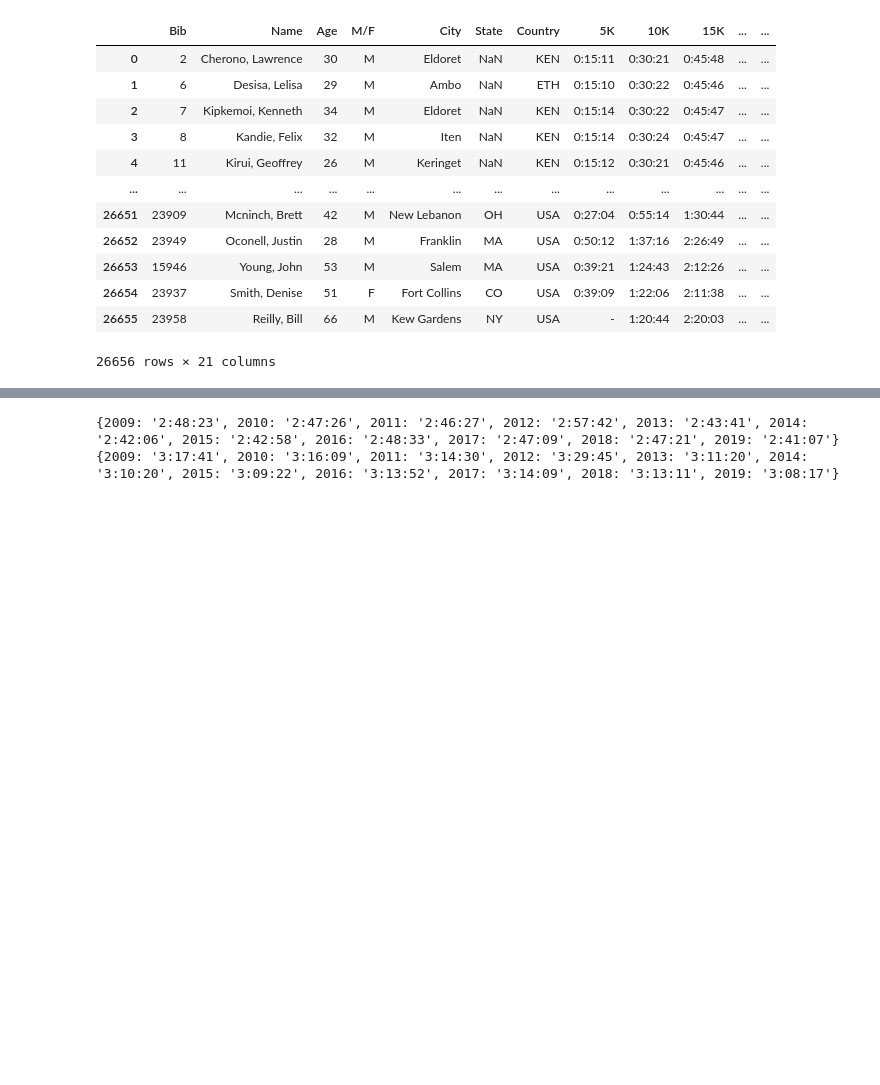
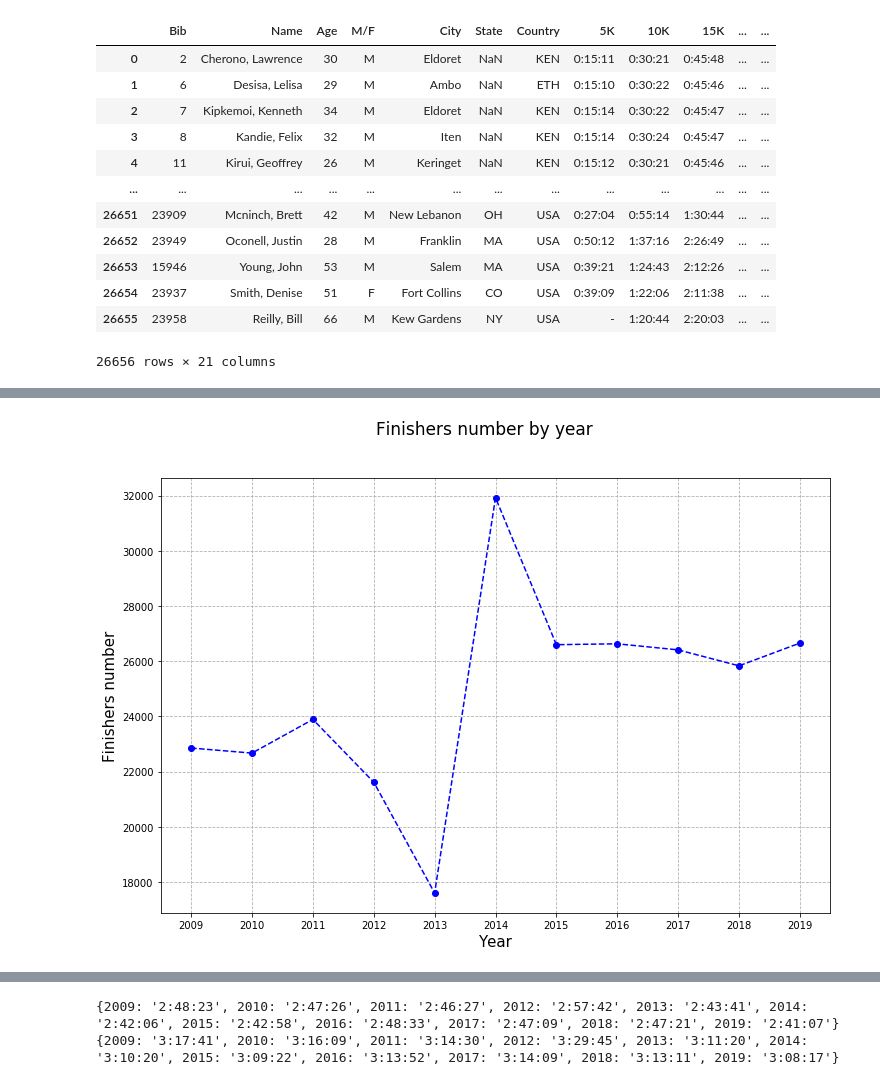
Before and after one commit to tadeq/Boston-marathon-data-analysis, a Jupyter notebook: data_analysis.ipynb, the cells around one changed output, grey strips where cells are left out. Cells and saved outputs as stored; diff of their text form; code cells hidden in the pictures; blank space fills up the shorter version.

```diff
--- a/data_analysis.ipynb
+++ b/data_analysis.ipynb
@@ -53,3 +37,17 @@ participants_number
+# %%
+participants_number = {year : len(results) for year, results in results_by_year.items()}
+fig, ax = plt.subplots()
+fig.set_size_inches(12,8)
+fig.suptitle('Finishers number by year', fontsize=17)
+ax.plot(list(participants_number.keys()), list(participants_number.values()), linestyle='--', marker='o', color='b')
+ax.set_xlabel('Year', fontsize=15)
+ax.set_ylabel('Finishers number', fontsize=15)
+ax.set_xticks(list(participants_number.keys()))
+ax.set_xticklabels(list(participants_number.keys()))
+plt.grid(linestyle='--')
+plt.show()
+# %% [output]
+[figure, added]
 # %%
 women_number = {year : len(results[results['M/F']=='F']) for year, results in results_by_year.items()}
 women_percentage = {year : women/participants for (year, women), participants in zip (women_number.items(), participants_number.values())}
```
Also changed, not shown: parts of 9 cells of this notebook.
